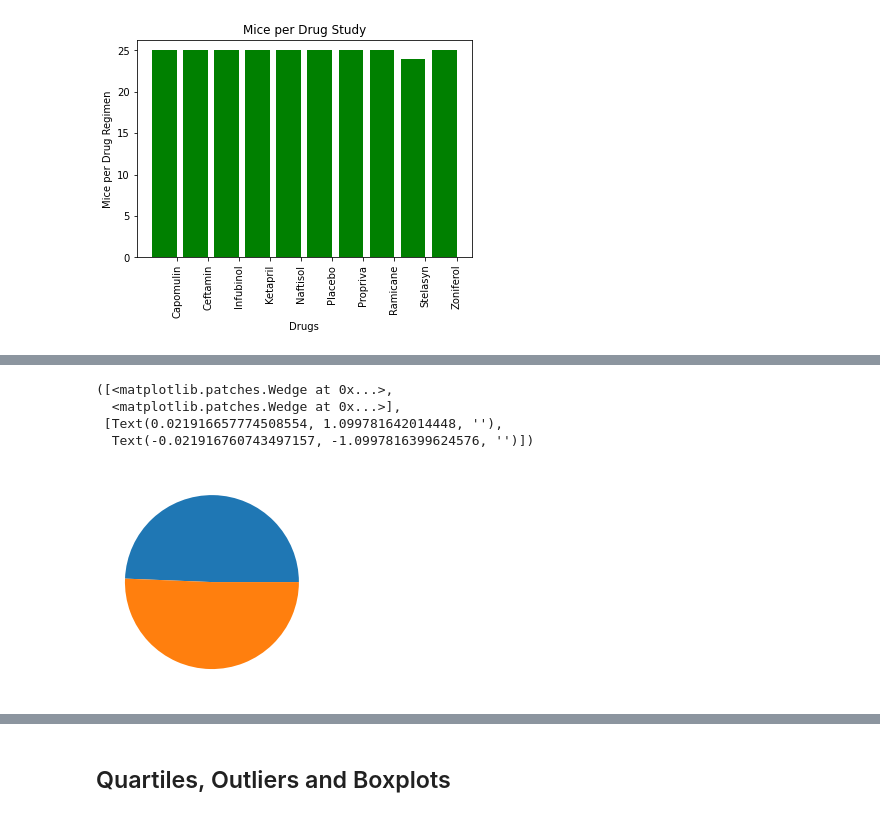
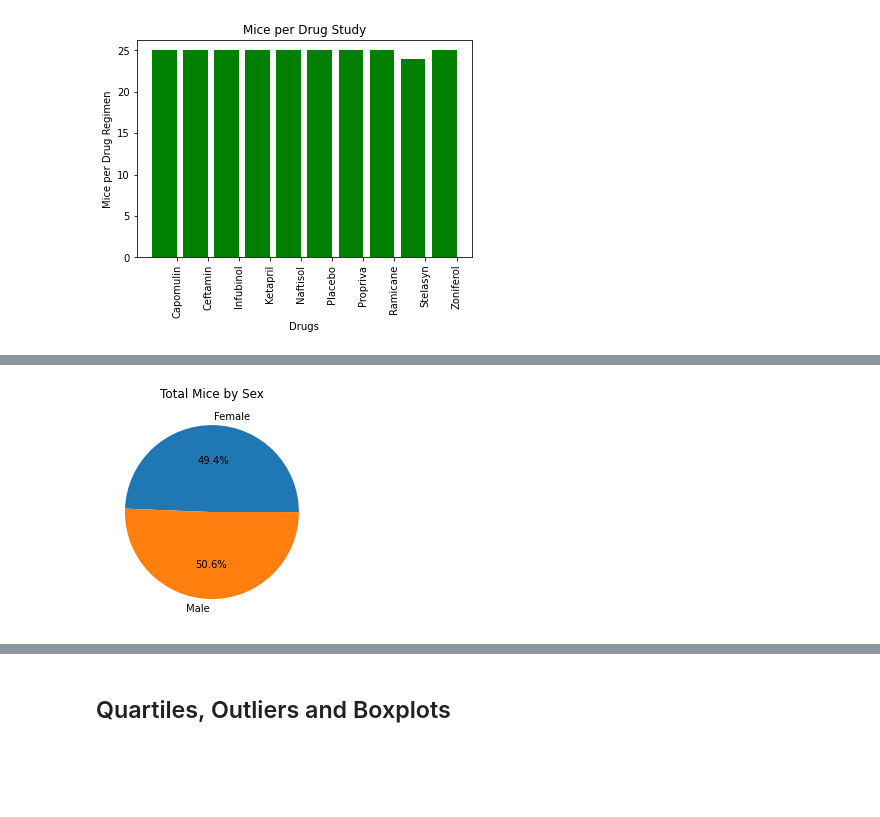
Before and after one commit to travisb98/Plotting_Pharmaceutical_Data, a Jupyter notebook: Pymaceuticals/pymaceuticals_starter.ipynb, the cells around one changed output, grey strips where cells are left out. Cells and saved outputs as stored; diff of their text form; code cells hidden in the pictures; blank space fills up the shorter version.

```diff
--- a/Pymaceuticals/pymaceuticals_starter.ipynb
+++ b/Pymaceuticals/pymaceuticals_starter.ipynb
@@ -153,11 +161,9 @@ plt.show()
 # %%
-# Generate a pie plot showing the distribution of female versus male mice using pandas
+# Generate a pie plot showing the distribution of female versus male mice using pyplot
 gender_gbo=study_and_mouse_working.groupby("Sex")[['Mouse ID']].count()
 
-plt.pie(gender_gbo)
+plt.pie(gender_gbo,labels=gender_gbo.index,autopct="%1.1f%%")
+plt.title('Total Mice by Sex')
+plt.show()
 # %% [output]
-([<matplotlib.patches.Wedge at 0x...>,
-  <matplotlib.patches.Wedge at 0x...>],
- [Text(0.021916657774508554, 1.099781642014448, ''),
-  Text(-0.021916760743497157, -1.0997816399624576, '')])
-[figure, old version]
+[figure, new version]
```
Also changed, not shown: parts of 2 cells of this notebook.
